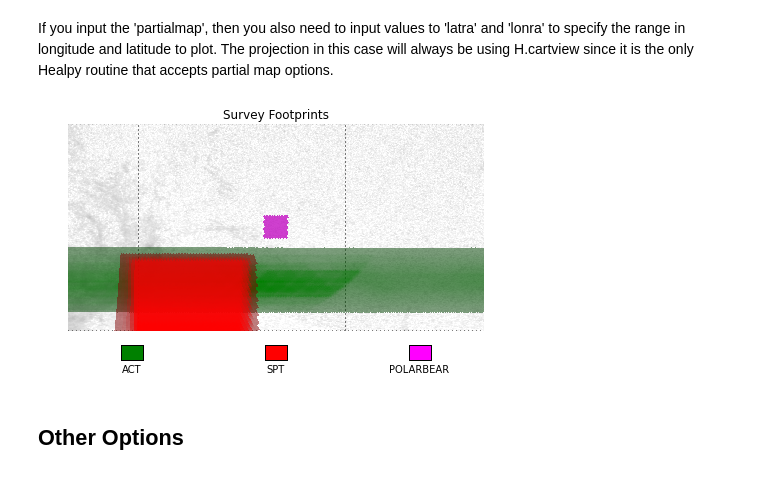
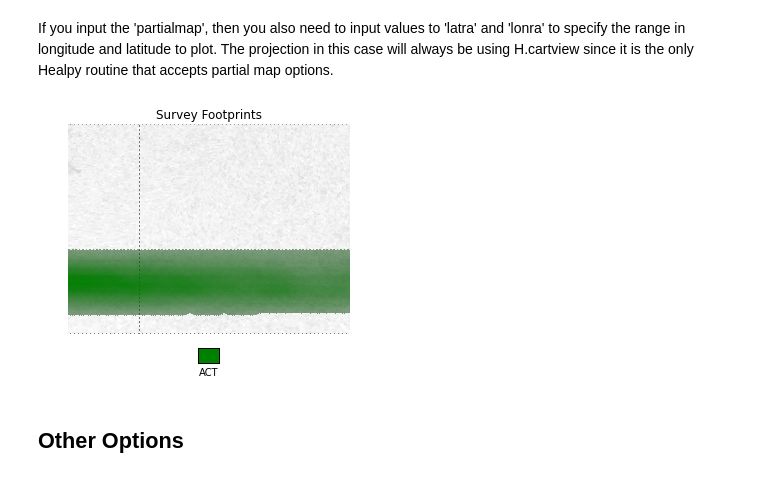
Before and after one commit to nasa-lambda/cmb_footprint, a Jupyter notebook: examples/plot_footprints.ipynb, the cells around one changed output. Drawn from its saved outputs; the diff is of its cells as text; code cells hidden in the pictures.

```diff
--- a/examples/plot_footprints.ipynb
+++ b/examples/plot_footprints.ipynb
@@ -101,13 +102,13 @@ fp2.superimpose_experiment('POLARBEAR', color='magenta')
 # %% [markdown]
 If you input the 'partialmap', then you also need to input values to 'latra' and 'lonra' to specify the range in longitude and latitude to plot. The projection in this case will always be using H.cartview since it is the only Healpy routine that accepts partial map options.
 # %%
-fp = footprint.SurveyStack('PLANCK-DUSTPOL-AMP', fignum=1, coord_plot='C', rot=[0,0], partialmap=True,
-                            latra=[-60,-30], lonra=[40,100], config='../footprint.cfg')
+fp = footprint.SurveyStack('PLANCK-DUSTPOL', fignum=1, coord_plot='C', rot=[0,0], partialmap=True,
+                            latra=[-60,-30], lonra=[0,40], config='../footprint.cfg')
 fp.superimpose_experiment('ACT', color='green')
 fp.superimpose_experiment('SPT', color='red')
 fp.superimpose_experiment('POLARBEAR', color='magenta')
 # %% [output]
-[figure, old version]
+[figure, new version]
 # %% [markdown]
 ## Other Options
 # %% [markdown]
```
Also changed, not shown: parts of 5 cells of this notebook, 3 other files.
